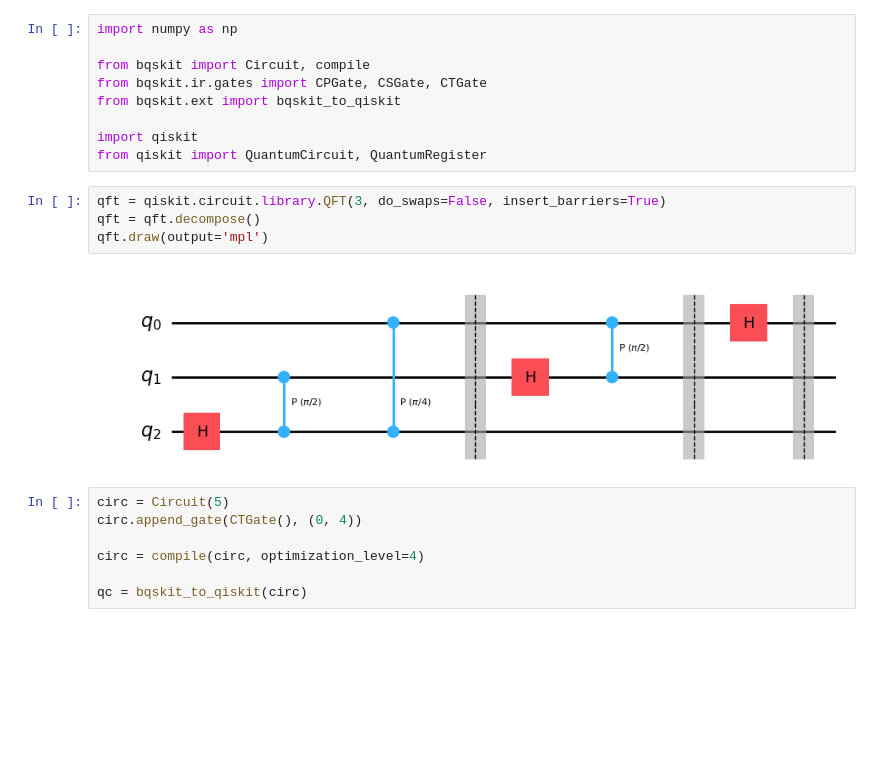
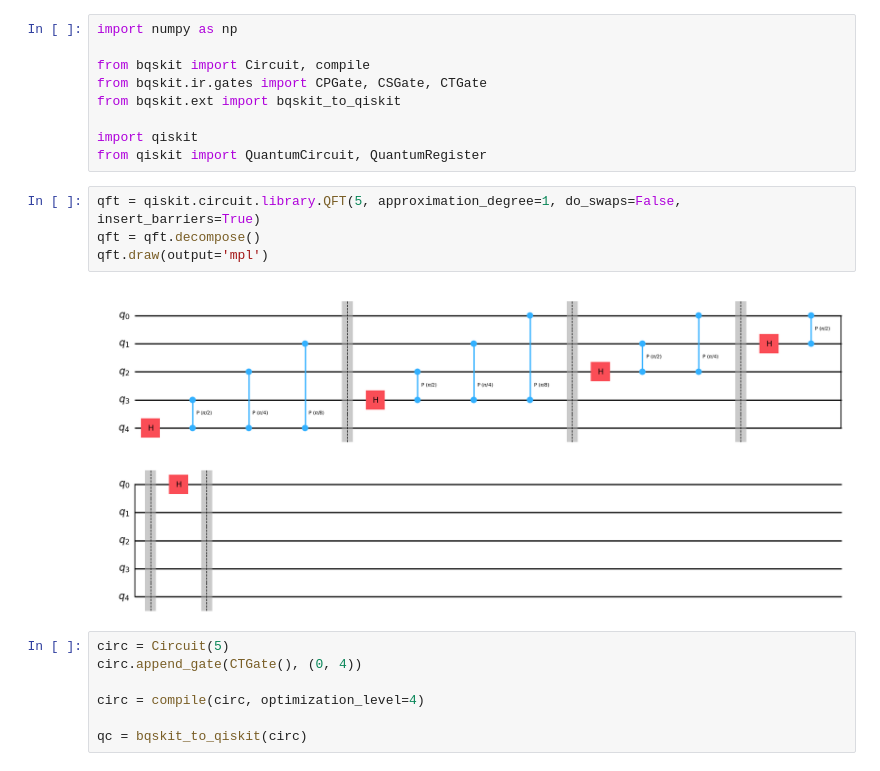
Before and after one commit to sumeetshirgure/dynconn, a Jupyter notebook: QFT.ipynb, the cells around one changed output. Cells and saved outputs as stored; diff of their text form; blank space fills up the shorter version.

```diff
--- a/QFT.ipynb
+++ b/QFT.ipynb
@@ -8,11 +8,11 @@ from bqskit.ext import bqskit_to_qiskit
 import qiskit
 from qiskit import QuantumCircuit, QuantumRegister
 # %%
-qft = qiskit.circuit.library.QFT(3, do_swaps=False, insert_barriers=True)
+qft = qiskit.circuit.library.QFT(5, approximation_degree=1, do_swaps=False, insert_barriers=True)
 qft = qft.decompose()
 qft.draw(output='mpl')
 # %% [output]
-[figure, old version]
+[figure, new version]
 # %%
 circ = Circuit(5)
 circ.append_gate(CTGate(), (0, 4))
```
